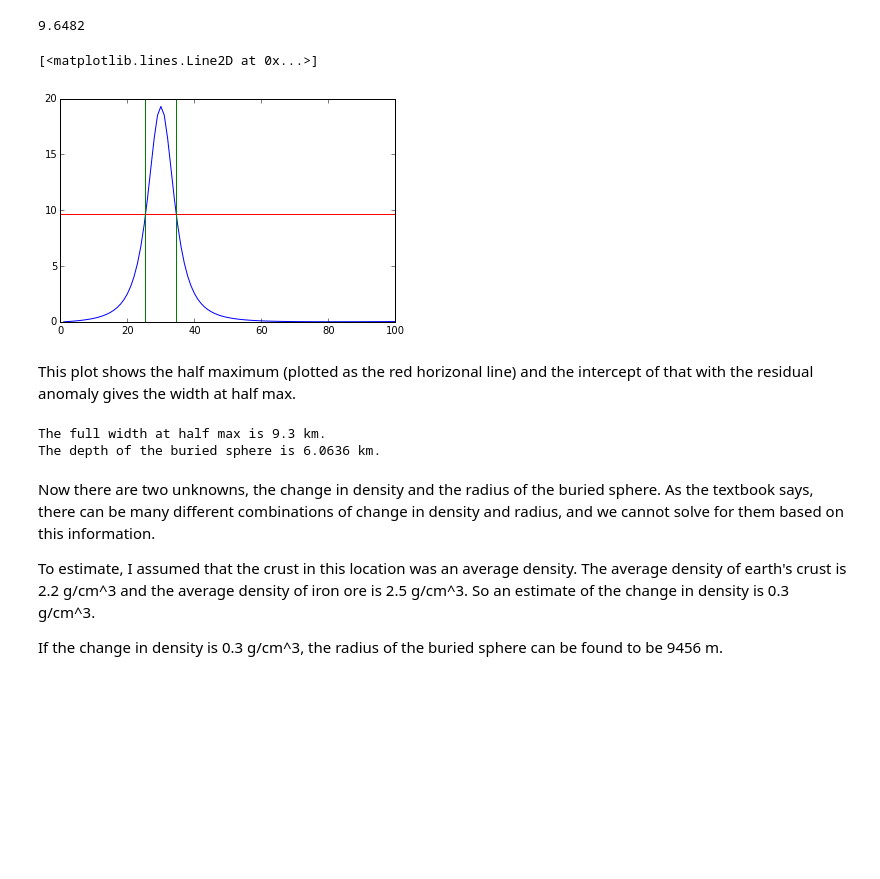
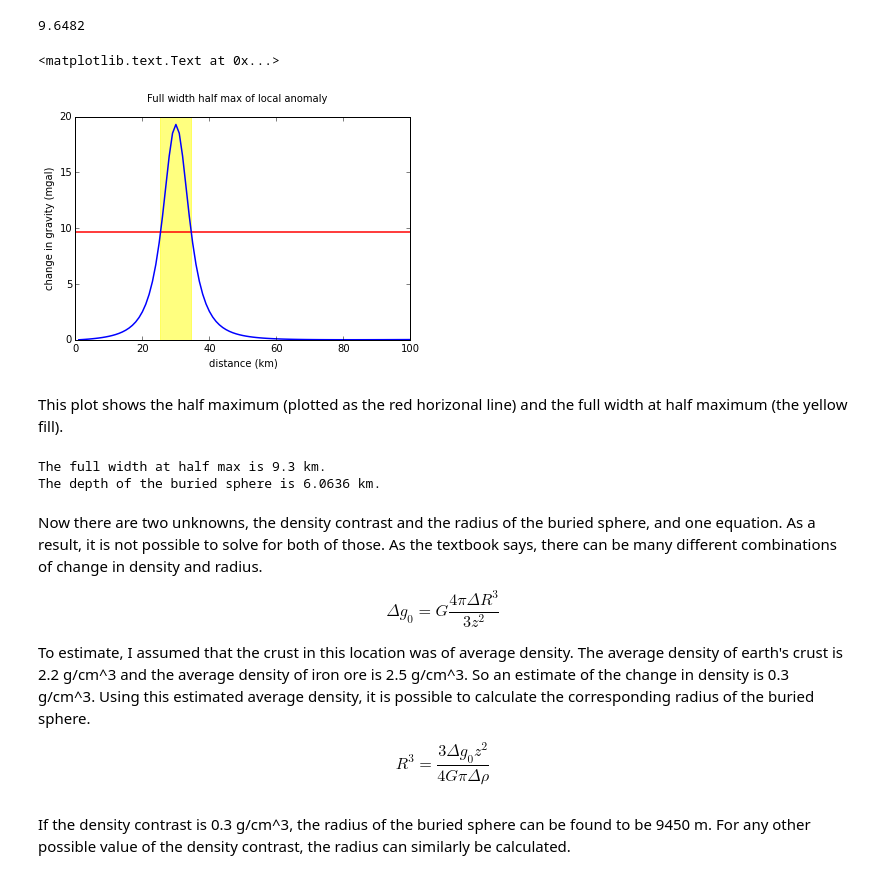
Before and after one commit to CERI-7211-8211-GlobalGeophysics/homework1-setting-up-a-version-controlled-repository-elizabethgilmour, a Jupyter notebook: Geophysics Homework 1 - Gilmour.ipynb, the cells around one changed output. Drawn from its saved outputs; the diff is of its cells as text; code cells hidden in the pictures; blank space fills up the shorter version.

```diff
--- a/Geophysics Homework 1 - Gilmour.ipynb
+++ b/Geophysics Homework 1 - Gilmour.ipynb
@@ -75,15 +82,17 @@ data['residual'].max()/2
 # %% [output]
 9.6482
 # %%
-plt.plot((0, 100), (9.6482, 9.6482), 'r-')
-plt.plot(data['distance'], data['residual'])
-plt.plot((34.5, 34.5), (0, 20), 'g-')
-plt.plot((25.2, 25.2), (0, 20), 'g-')
+plt.plot((0, 100), (9.6482, 9.6482), 'r-', linewidth=1.5)
+plt.plot(data['distance'], data['residual'], linewidth=1.5)
+plt.axvspan(25.2, 34.5, alpha=0.5, color='yellow')
+plt.xlabel('distance (km)')
+plt.ylabel('change in gravity (mgal)')
+plt.suptitle('Full width half max of local anomaly')
 # %% [output]
-[<matplotlib.lines.Line2D at 0x...>]
+<matplotlib.text.Text at 0x...>
-[figure, old version]
+[figure, new version]
 # %% [markdown]
-This plot shows the half maximum (plotted as the red horizonal line) and the intercept of that with the residual anomaly gives the width at half max.
+This plot shows the half maximum (plotted as the red horizonal line) and the full width at half maximum (the yellow fill).
 # %%
 #Calculate the width at half max.
 w = (34.5-25.2)
@@ -96,8 +105,12 @@ print("The depth of the buried sphere is {} km.".format(z))
 The full width at half max is 9.3 km.
 The depth of the buried sphere is 6.0636 km.
 # %% [markdown]
-Now there are two unknowns, the change in density and the radius of the buried sphere. As the textbook says, there can be many different combinations of change in density and radius, and we cannot solve for them based on this information.
+Now there are two unknowns, the density contrast and the radius of the buried sphere, and one equation. As a result, it is not possible to solve for both of those. As the textbook says, there can be many different combinations of change in density and radius.
 
-To estimate, I assumed that the crust in this location was an average density. The average density of earth's crust is 2.2 g/cm^3 and the average density of iron ore is 2.5 g/cm^3. So an estimate of the change in density is 0.3 g/cm^3.
+$$\Delta g_0 = G \frac{4 \pi \Delta R^3}{3 z^2}$$
 
-If the change in density is 0.3 g/cm^3, the radius of the buried sphere can be found to be 9456 m.
+To estimate, I assumed that the crust in this location was of average density. The average density of earth's crust is 2.2 g/cm^3 and the average density of iron ore is 2.5 g/cm^3. So an estimate of the change in density is 0.3 g/cm^3. Using this estimated average density, it is possible to calculate the corresponding radius of the buried sphere.
+
+$$R^3 = \frac{3 \Delta g_0 z^2}{4 G \pi \Delta\rho}$$
+# %% [markdown]
+If the density contrast is 0.3 g/cm^3, the radius of the buried sphere can be found to be 9450 m. For any other possible value of the density contrast, the radius can similarly be calculated.
```
Also changed, not shown: parts of 7 cells of this notebook.
